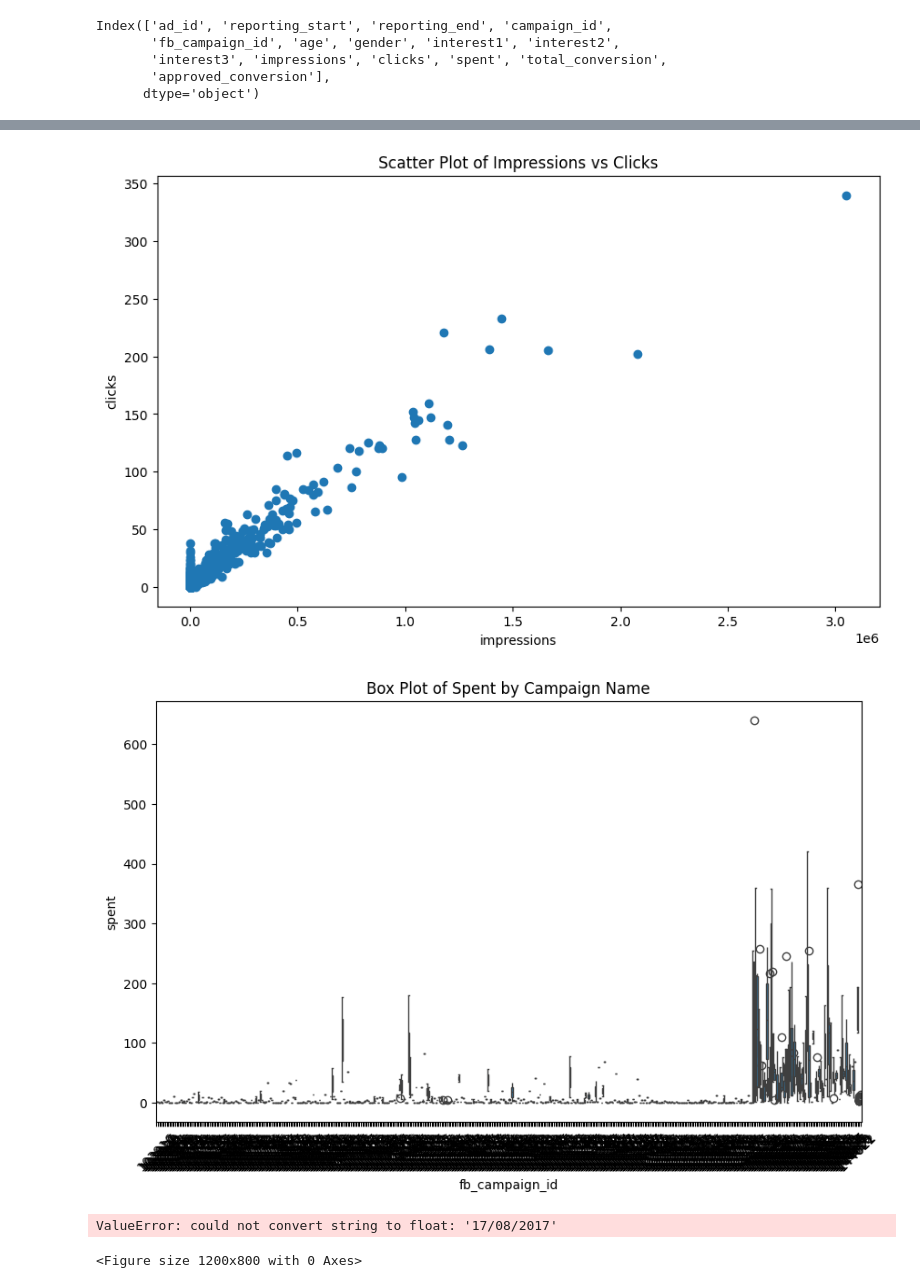
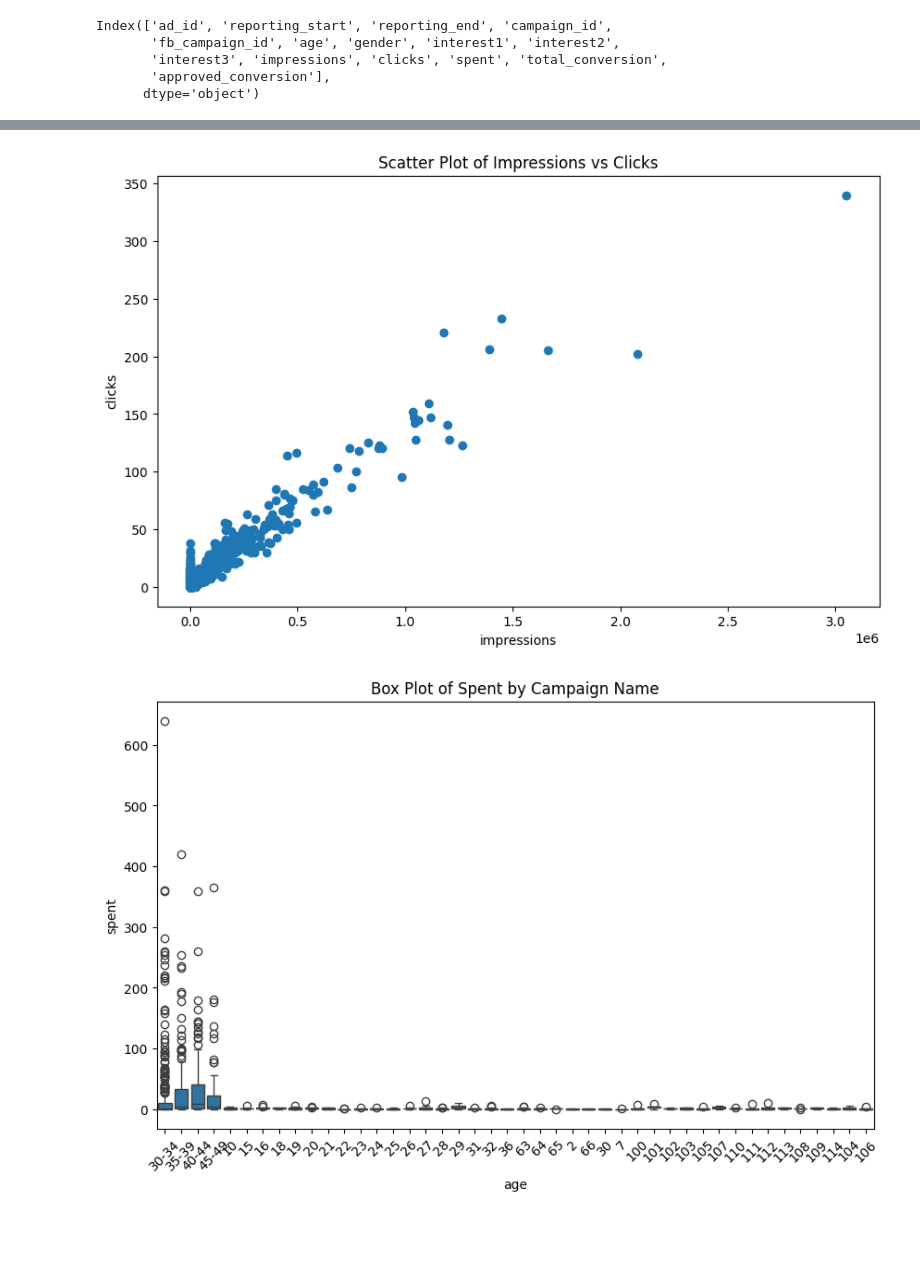
Before and after one commit to colt35/projekty, a Jupyter notebook: ai_group_2.ipynb, the cells around one changed output, grey strips where cells are left out. Cells and saved outputs as stored; diff of their text form; code cells hidden in the pictures; blank space fills up the shorter version.

```diff
--- a/ai_group_2.ipynb
+++ b/ai_group_2.ipynb
@@ -82,37 +82,49 @@ Index(['ad_id', 'reporting_start', 'reporting_end', 'campaign_id',
        'approved_conversion'],
       dtype='object')
 # %%
+# Convert the 'reporting_start' column to datetime objects
+if 'reporting_start' in facebook_ads.columns:
+    facebook_ads['reporting_start'] = pd.to_datetime(facebook_ads['reporting_start'])
+
+    # Extract the day of the month from the 'reporting_start' column
+    facebook_ads['reporting_start_day'] = facebook_ads['reporting_start'].dt.day
+
+    # Drop the original 'reporting_start' column
+    facebook_ads = facebook_ads.drop('reporting_start', axis=1)
+
 # Histogram of the 'Impressions' variable
 plt.figure(figsize=(10, 6))
 plt.hist(facebook_ads['impressions'], bins=20)
 plt.title('Distribution of Impressions')
 plt.xlabel('impressions')
 plt.ylabel('Frequency')
 plt.show()
 
 # Scatter plot between 'Impressions' and 'Clicks'
 plt.figure(figsize=(10, 6))
 plt.scatter(facebook_ads['impressions'], facebook_ads['clicks'])
 plt.title('Scatter Plot of Impressions vs Clicks')
 plt.xlabel('impressions')
 plt.ylabel('clicks')
 plt.show()
 
 # Box plot of 'Spent' grouped by 'Campaign Name'
 plt.figure(figsize=(10, 6))
-sb.boxplot(x='fb_campaign_id', y='spent', data=facebook_ads)
+sb.boxplot(x='age', y='spent', data=facebook_ads)
 plt.title('Box Plot of Spent by Campaign Name')
 plt.xticks(rotation=45)
 plt.show()
 
 # Heatmap of the correlation matrix
+
+numeric_columns = facebook_ads.select_dtypes(include=['number'])
+
+# Heatmapa dla macierzy korelacji
 plt.figure(figsize=(12, 8))
-sb.heatmap(facebook_ads.corr(), annot=True, cmap='coolwarm')
-plt.title('Correlation Matrix')
+sb.heatmap(numeric_columns.corr(), annot=True, cmap='coolwarm')
+plt.title('Macierz Korelacji')
 plt.show()
 # %% [output]
 [figure]
 [figure]
-[figure, old version]
+[figure, new version]
-ValueError: could not convert string to float: '17/08/2017'
-<Figure size 1200x800 with 0 Axes>
```
Also changed, not shown: parts of 1 cell of this notebook.
